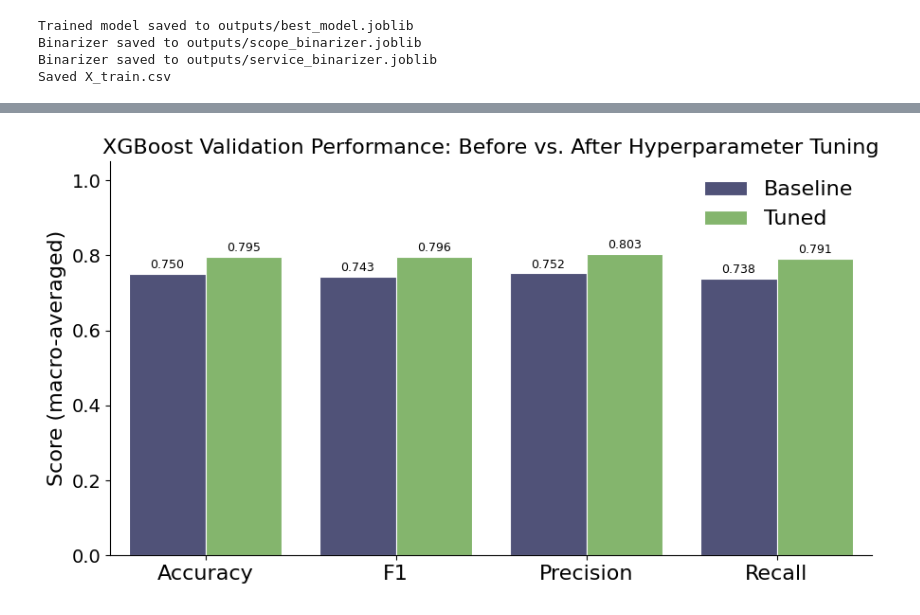
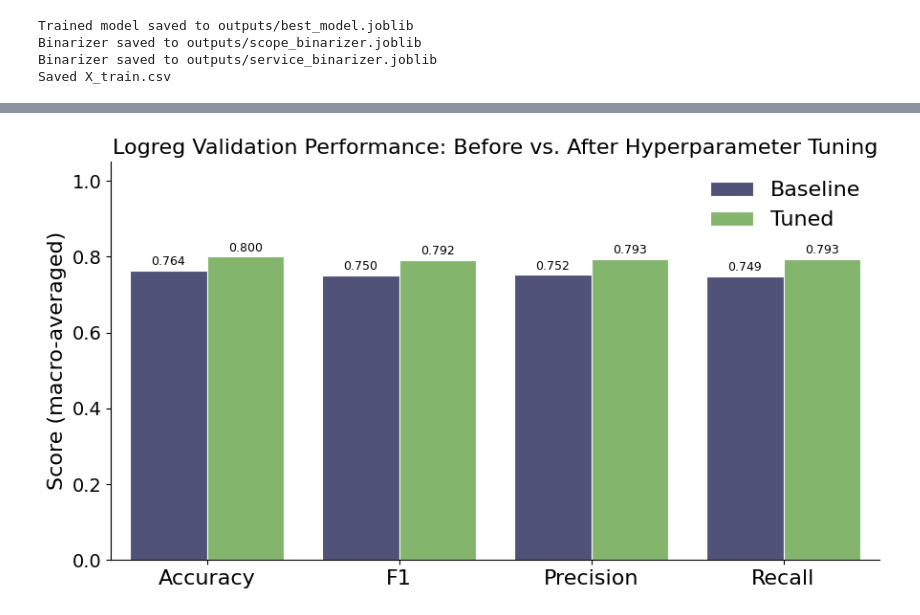
Before and after one commit to taylor-land/scope-guard-dashboard, a Jupyter notebook: pipeline/model_pipeline.ipynb, the cells around one changed output, grey strips where cells are left out. Cells and saved outputs as stored; diff of their text form; code cells hidden in the pictures.

```diff
--- a/pipeline/model_pipeline.ipynb
+++ b/pipeline/model_pipeline.ipynb
@@ -929,40 +924,40 @@ def val_metrics(model, X, y):
         "Recall":    recall_score(y, pred, average="macro", zero_division=0),
     }
 
-old_xgb = XGBClassifier(random_state=RANDOM_SEED)
-old_xgb.fit(X_train, y_train)
+old_logreg = LogisticRegression(random_state=RANDOM_SEED)
+old_logreg.fit(X_train, y_train)
 
-baseline = val_metrics(old_xgb, X_val, y_val)
+baseline = val_metrics(old_logreg, X_val, y_val)
 tuned    = val_metrics(best_model, X_val, y_val)
 
 df = pd.DataFrame(
     [{"Metric": m, "Model": "Baseline", "Score": v} for m, v in baseline.items()]
     + [{"Metric": m, "Model": "Tuned", "Score": v} for m, v in tuned.items()]
 )
 
 VIRIDIS_PURPLE = "#494c7f"   # dark end of viridis
 VIRIDIS_GREEN  = "#80c161"   # light green end
 
 plt.figure(figsize=(9, 5))
 ax = sns.barplot(
     data=df, x="Metric", y="Score", hue="Model",
     palette={"Baseline": VIRIDIS_PURPLE, "Tuned": VIRIDIS_GREEN},
     edgecolor="white", linewidth=0.8,
 )
 
 for container in ax.containers:
     ax.bar_label(container, fmt="%.3f", padding=2, fontsize=9)
 
 ax.set_ylim(0, 1.05)
 ax.set_ylabel("Score (macro-averaged)",fontsize=16)
 ax.set_xlabel("")
-ax.set_title("XGBoost Validation Performance: Before vs. After Hyperparameter Tuning",fontsize=16)
+ax.set_title("Logreg Validation Performance: Before vs. After Hyperparameter Tuning",fontsize=16)
 ax.legend(title="", frameon=False,fontsize=16)
 plt.yticks(fontsize=14)
 plt.xticks(fontsize=16)
 sns.despine()
 plt.tight_layout()
-plt.savefig('outputs/XGB_beforevafter_tuning')
+plt.savefig('outputs/lr_beforevafter_tuning')
 plt.show()
 # %% [output]
-[figure, old version]
+[figure, new version]
```
Also changed, not shown: parts of 22 cells of this notebook.
